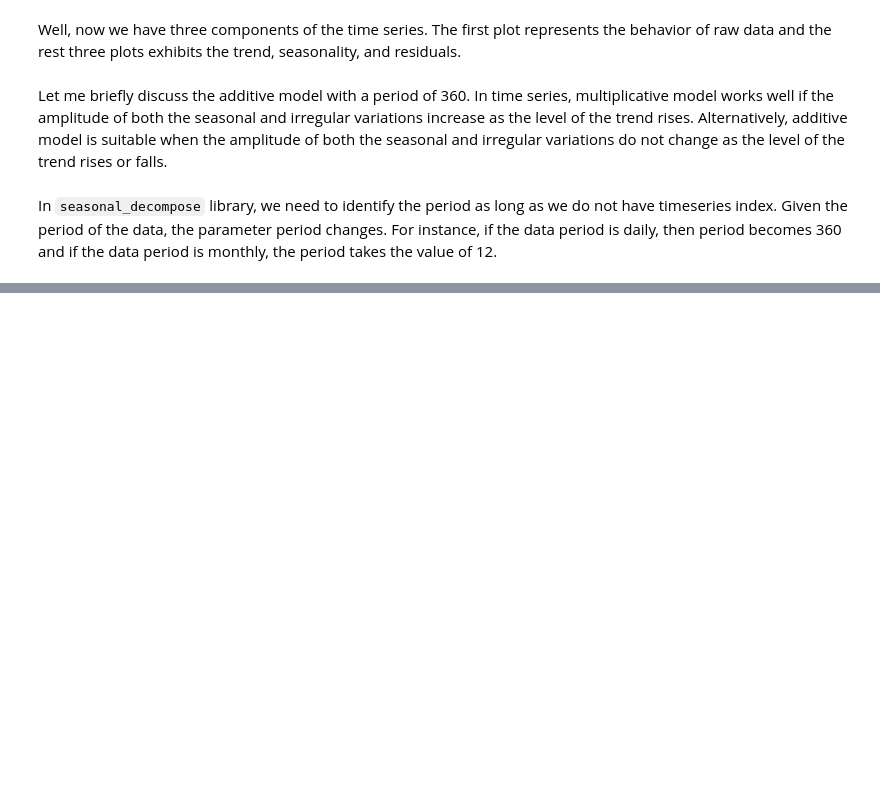
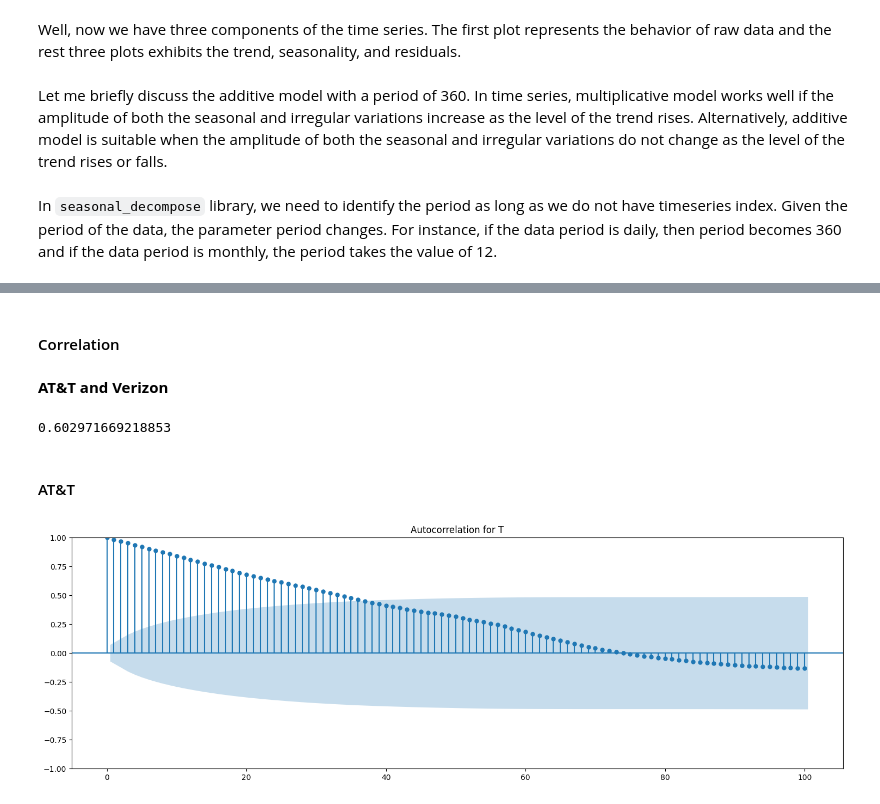
Before and after one commit to Echo9k/FinML, a Jupyter notebook: notebooks/0.1_components.ipynb, the cells around one changed output, grey strips where cells are left out. Cells and saved outputs as stored; diff of their text form; code cells hidden in the pictures; blank space fills up the shorter version.

```diff
--- a/notebooks/0.1_components.ipynb
+++ b/notebooks/0.1_components.ipynb
@@ -211,0 +207,14 @@ Weight on Stock B: -0.516628
+# %% [markdown]
+#### Correlation
+# %% [markdown]
+**AT&T and Verizon**
+# %%
+adj_close_A.corr(adj_close_B)
+# %% [output]
+0.602971669218853
+# %% [markdown]
+#### AT&T
+# %%
+plot_autocorrelation(adj_close_A, title=ticker_A, lags=100)
+# %% [output]
+[figure, added]
```
Also changed, not shown: parts of 72 cells of this notebook, 19 other files.
